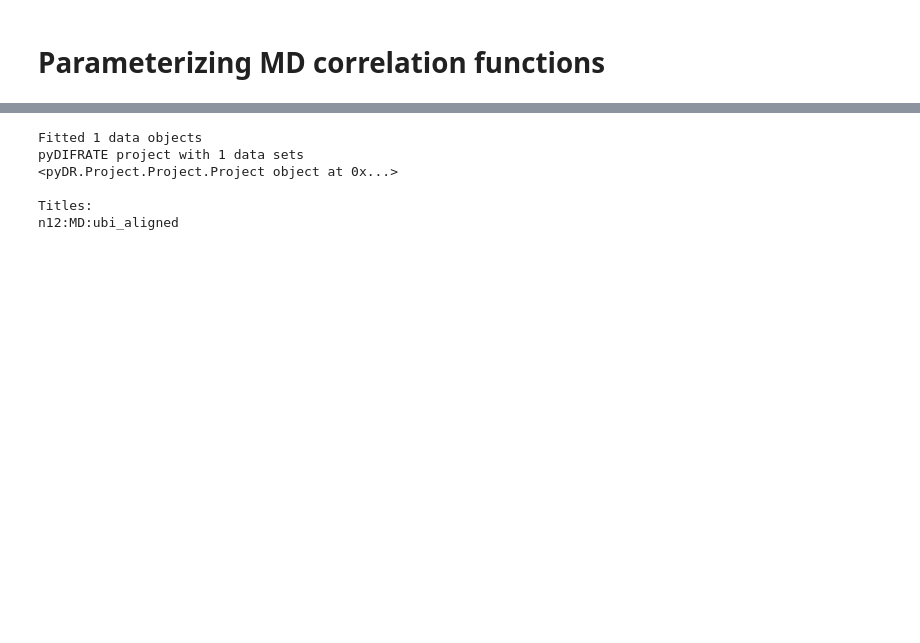
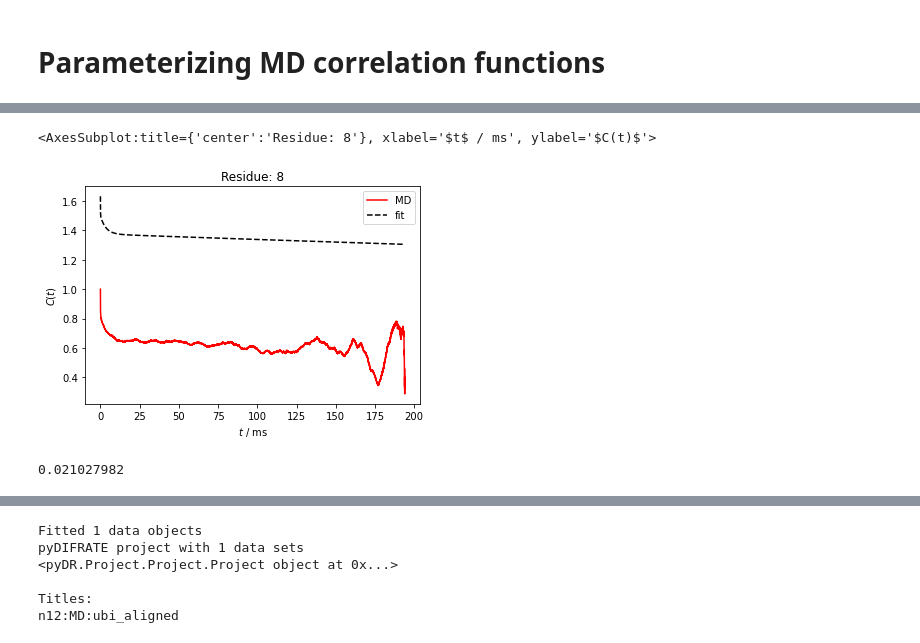
Before and after one commit to alsinmr/ConferenceExamples, a Jupyter notebook: JupyterBook/GNMR2025/MD2NMR_fitting.ipynb, the cells around one changed output, grey strips where cells are left out. Drawn from its saved outputs; the diff is of its cells as text; code cells hidden in the pictures; blank space fills up the shorter version.

```diff
--- a/JupyterBook/GNMR2025/MD2NMR_fitting.ipynb
+++ b/JupyterBook/GNMR2025/MD2NMR_fitting.ipynb
@@ -85,0 +352,10 @@ r:MD:ubi_aligned with 72 data points
+# %%
+mf.n=7
+mf.plot_ct(8)
+# %% [output]
+<AxesSubplot:title={'center':'Residue: 8'}, xlabel='$t$ / ms', ylabel='$C(t)$'>
+[figure, added]
+# %%
+mf.S2.min()
+# %% [output]
+0.021027982
```
Also changed, not shown: parts of 19 cells of this notebook, 1 other file.
